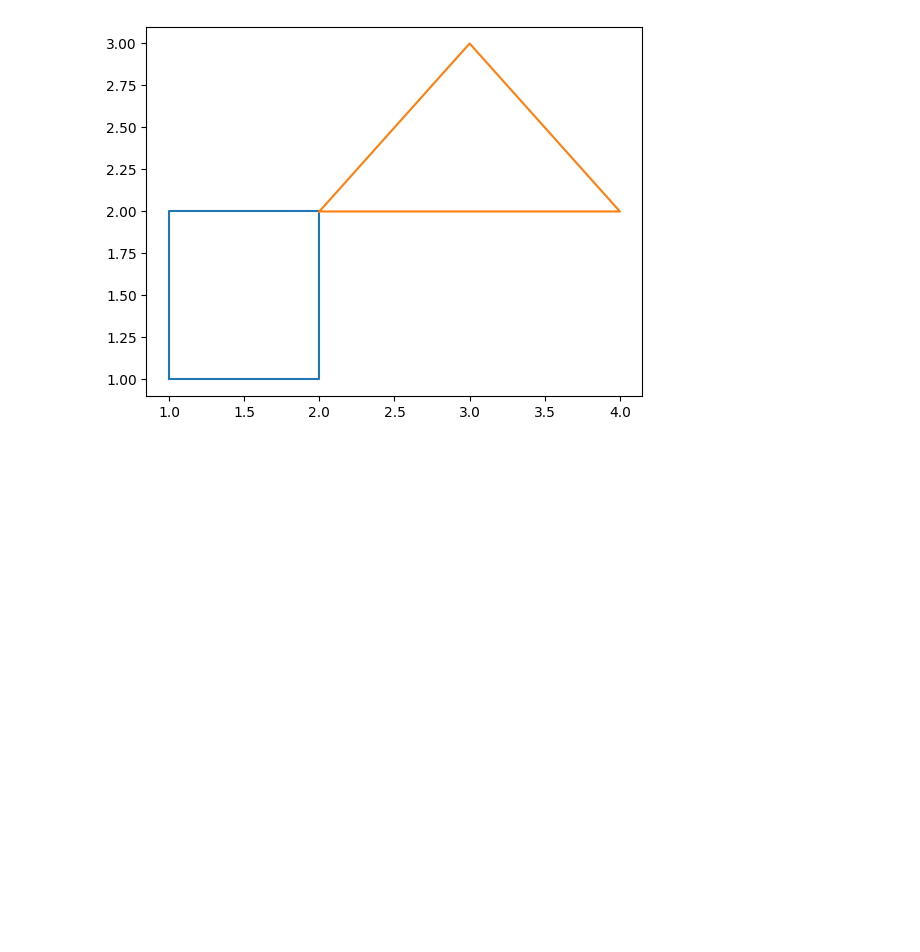
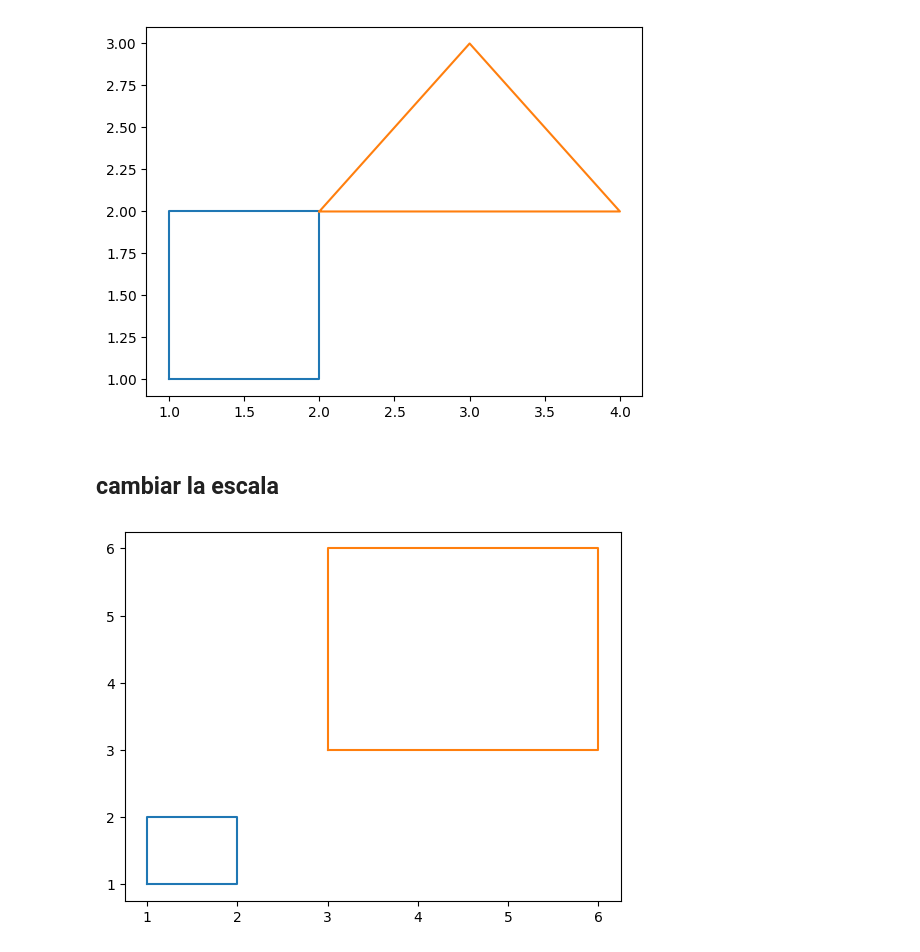
Before and after one commit to AlvaroCastro1/GrafComp24B, a Jupyter notebook: Graficacion_objetos/figuras_plot.ipynb, the cells around one changed output. Saved outputs shown, nothing was run; the diff lists cells and outputs as text; code cells hidden in the pictures; blank space fills up the shorter version.

```diff
--- a/Graficacion_objetos/figuras_plot.ipynb
+++ b/Graficacion_objetos/figuras_plot.ipynb
@@ -46,3 +50,15 @@ plt.plot(
 plt.show()
 # %% [output]
 [figure]
+# %% [markdown]
+## cambiar la escala
+# %%
+
+escala = 3
+#figura original
+plt.plot([1,1,2,2,1],[1,2,2,1,1])
+# aumentar escala
+plt.plot([1*escala, 2*escala, 2*escala, 1*escala, 1*escala],[1*escala, 1*escala, 2*escala, 2*escala, 1*escala])
+plt.show()
+# %% [output]
+[figure, added]
```
Also changed, not shown: parts of 7 cells of this notebook.
